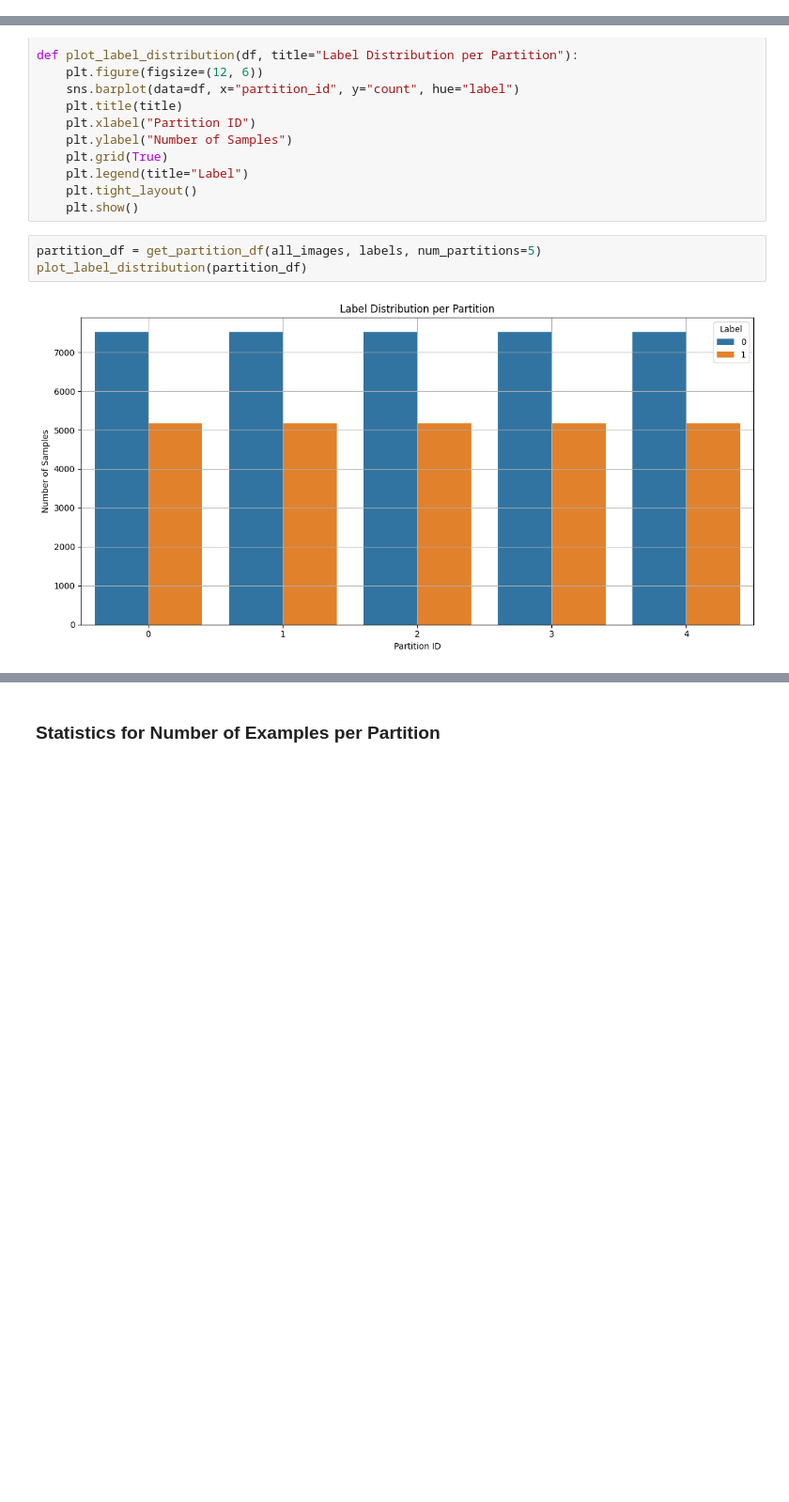
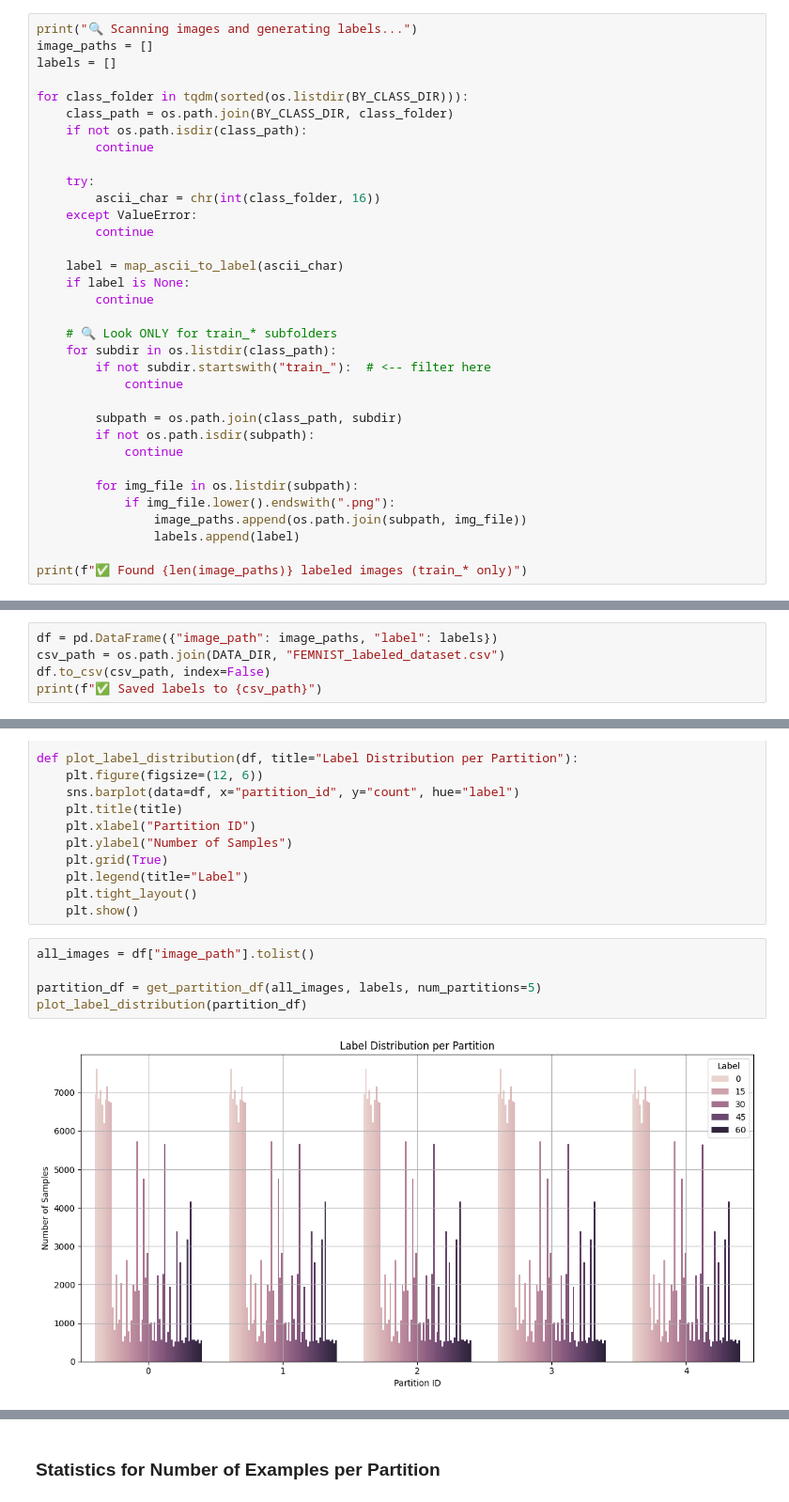
Before and after one commit to aaivu/In21-S7-CS4681-AML-Research-Projects, a Jupyter notebook: projects/210613U-Federated-Learning_Horizontal-FL/src/FL_Flower_Setup_KAN_x_MLP.ipynb, the cells around one changed output, grey strips where cells are left out. Shown at 94% size. Cells and saved outputs as stored; diff of their text form; blank space fills up the shorter version.

```diff
--- a/projects/210613U-Federated-Learning_Horizontal-FL/src/FL_KAN_x_MLP.ipynb
+++ b/projects/210613U-Federated-Learning_Horizontal-FL/src/FL_Flower_Setup_KAN_x_MLP.ipynb
@@ -578,0 +673,34 @@ Total Sick images: 25861
+# %%
+print("🔍 Scanning images and generating labels...")
+image_paths = []
+labels = []
+
+for class_folder in tqdm(sorted(os.listdir(BY_CLASS_DIR))):
+    class_path = os.path.join(BY_CLASS_DIR, class_folder)
+    if not os.path.isdir(class_path):
+        continue
+
+    try:
+        ascii_char = chr(int(class_folder, 16))
+    except ValueError:
+        continue
+
+    label = map_ascii_to_label(ascii_char)
+    if label is None:
+        continue
+
+    # 🔍 Look ONLY for train_* subfolders
+    for subdir in os.listdir(class_path):
+        if not subdir.startswith("train_"):  # <-- filter here
+            continue
+
+        subpath = os.path.join(class_path, subdir)
+        if not os.path.isdir(subpath):
+            continue
+
+        for img_file in os.listdir(subpath):
+            if img_file.lower().endswith(".png"):
+                image_paths.append(os.path.join(subpath, img_file))
+                labels.append(label)
+
+print(f"✅ Found {len(image_paths)} labeled images (train_* only)")
@@ -578,0 +710,5 @@ Total Sick images: 25861
+# %%
+df = pd.DataFrame({"image_path": image_paths, "label": labels})
+csv_path = os.path.join(DATA_DIR, "FEMNIST_labeled_dataset.csv")
+df.to_csv(csv_path, index=False)
+print(f"✅ Saved labels to {csv_path}")
@@ -677,10 +862,12 @@ def plot_label_distribution(df, title="Label Distribution per Partition"):
     plt.tight_layout()
     plt.show()
 # %%
+all_images = df["image_path"].tolist()
+
 partition_df = get_partition_df(all_images, labels, num_partitions=5)
 plot_label_distribution(partition_df)
 # %% [output]
-[figure, old version]
+[figure, new version]
 # %%
 partition_df
 # %% [output]
```
Also changed, not shown: parts of 41 cells of this notebook.
